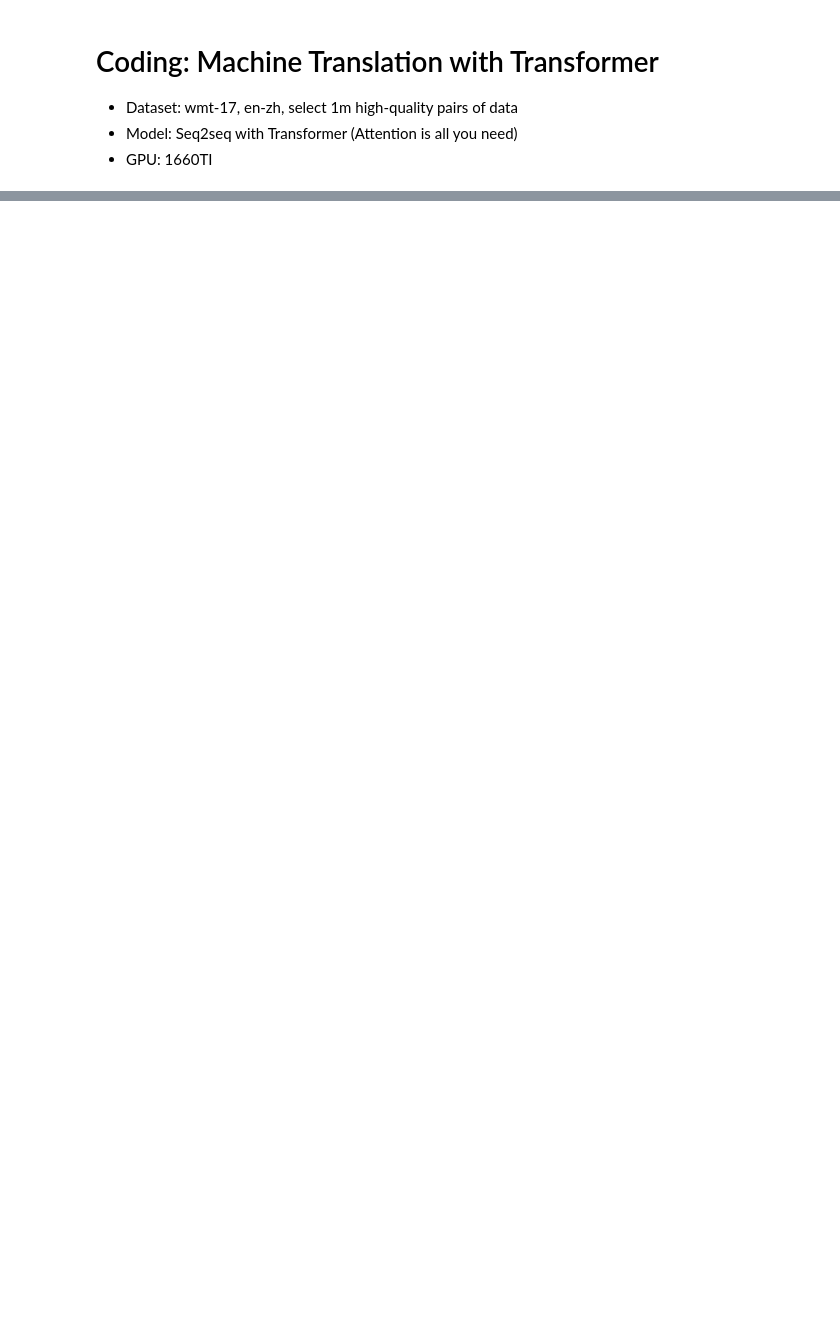
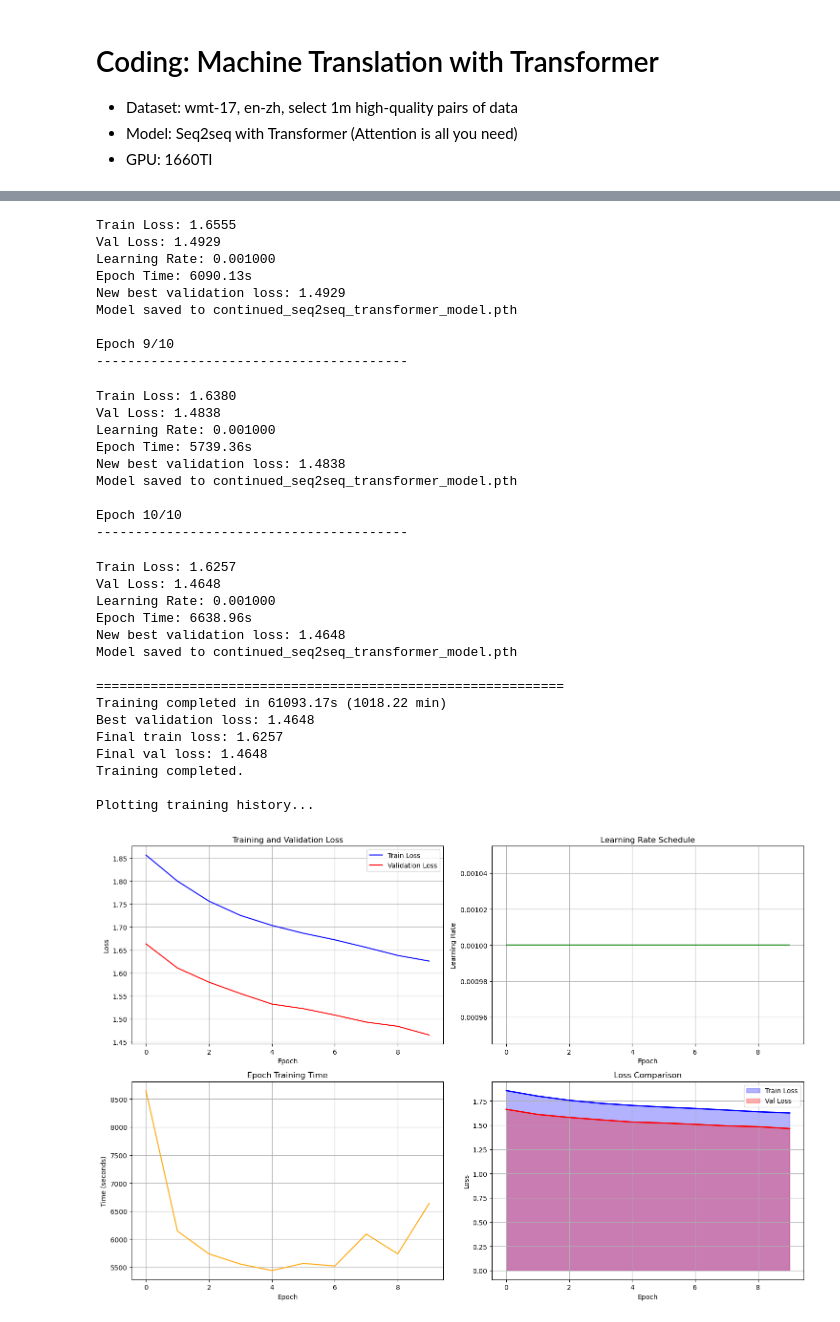
Before and after one commit to XianReallyHot-ZZH/AI-ZeroToOne, a Jupyter notebook: Season-2/S02E12.ipynb, the cells around one changed output, grey strips where cells are left out. Saved outputs shown, nothing was run; the diff lists cells and outputs as text; code cells hidden in the pictures; blank space fills up the shorter version.

```diff
--- a/Season-2/S02E12.ipynb
+++ b/Season-2/S02E12.ipynb
@@ -1005,0 +1171,35 @@ trainer.plot_training_history()
+# %%
+# 继续训练
+
+# 加载保存的检查点
+checkpoint_path = "best_seq2seq_transformer_model.pth"
+checkpoint = torch.load(checkpoint_path, map_location=device)
+
+# 恢复模型状态
+model.load_state_dict(checkpoint['model_state_dict'])
+
+# 初始化 trainer（使用与之前相同的参数）
+trainer = Trainer(
+    model=model,
+    train_dataloader=train_dataloader,
+    val_dataloader=val_dataloader,
+    device=device,
+    learning_rate=1e-3,  # 可以根据需要调整学习率
+    weight_decay=1e-5
+)
+
+# 恢复优化器状态
+trainer.optimizer.load_state_dict(checkpoint['optimizer_state_dict'])
+
+# 如果需要继续训练更多轮次，可以指定新的轮次数
+additional_epochs = 10
+
+# 继续训练
+print("Continuing training from checkpoint...")
+history = trainer.train(num_epochs=additional_epochs, save_path="continued_seq2seq_transformer_model.pth")
+print("Training completed.")
+
+# 绘制训练历史
+print("\nPlotting training history...")
+trainer.plot_training_history()
+# %% [output]
@@ -1006,3 +1279,37 @@ trainer.plot_training_history()
+Train Loss: 1.6555
+Val Loss: 1.4929
+Learning Rate: 0.001000
+Epoch Time: 6090.13s
+New best validation loss: 1.4929
+Model saved to continued_seq2seq_transformer_model.pth
+
+Epoch 9/10
+----------------------------------------
+Train Loss: 1.6380
+Val Loss: 1.4838
+Learning Rate: 0.001000
+Epoch Time: 5739.36s
+New best validation loss: 1.4838
+Model saved to continued_seq2seq_transformer_model.pth
+
+Epoch 10/10
+----------------------------------------
+Train Loss: 1.6257
+Val Loss: 1.4648
+Learning Rate: 0.001000
+Epoch Time: 6638.96s
+New best validation loss: 1.4648
+Model saved to continued_seq2seq_transformer_model.pth
+
+============================================================
+Training completed in 61093.17s (1018.22 min)
+Best validation loss: 1.4648
+Final train loss: 1.6257
+Final val loss: 1.4648
+Training completed.
+
+Plotting training history...
+[figure, added]
 # %%
 # Fixed Comprehensive Machine Translation Testing Code for Transformer Model
 
```
Also changed, not shown: parts of 8 cells of this notebook.
